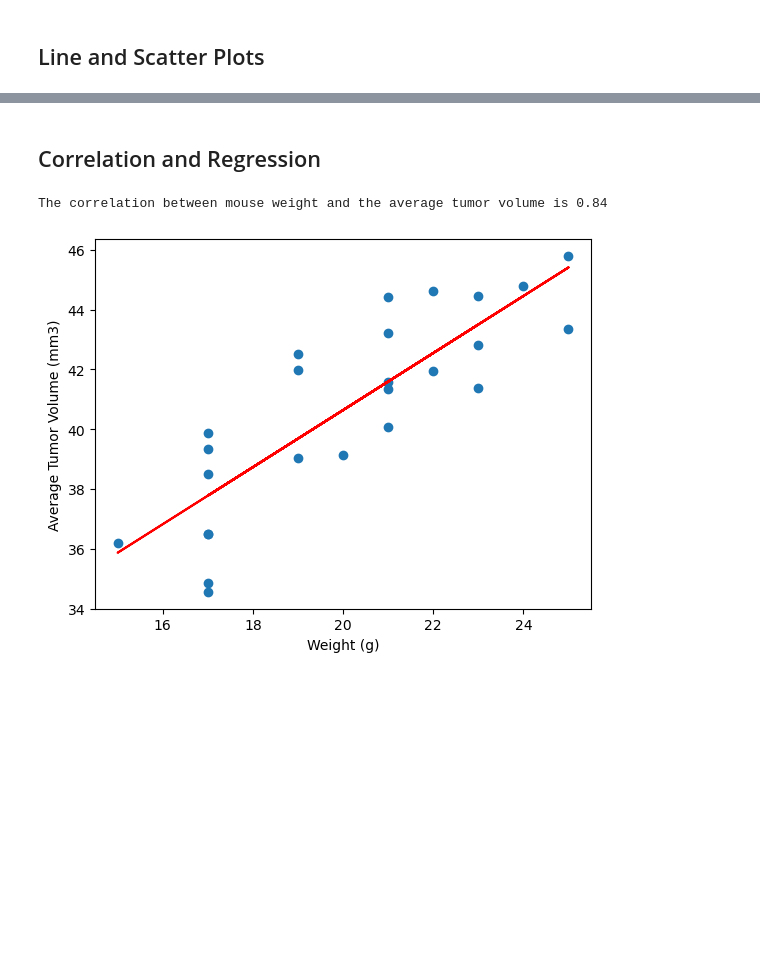
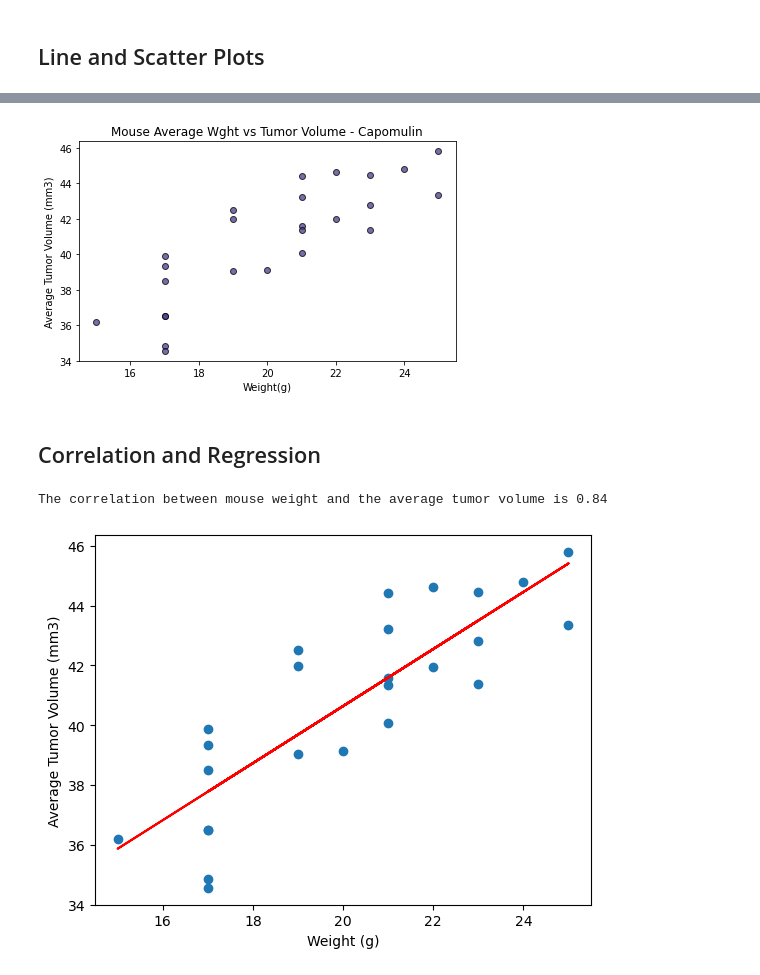
Before and after one commit to VickyL86/Data-Visualization-HWK-5, a Jupyter notebook: Pymaceuticals/pymaceuticals_starter.ipynb, the cells around one changed output, grey strips where cells are left out. Cells and saved outputs as stored; diff of their text form; code cells hidden in the pictures; blank space fills up the shorter version.

```diff
--- a/Pymaceuticals/pymaceuticals_starter.ipynb
+++ b/Pymaceuticals/pymaceuticals_starter.ipynb
@@ -289,3 +308,16 @@ Values above 94.04403868375002 could be outliers.
+# %%
+# Generate a scatter plot of mouse weight vs. the average observed tumor volume for the entire Capomulin regimen
+
+capomulin_wght = clean_dataset_df.loc[clean_dataset_df["Drug Regimen"] == "Capomulin", :].groupby("Mouse ID").mean()["Weight (g)"]
+tumor_cap_vol = clean_dataset_df.loc[clean_dataset_df["Drug Regimen"] == "Capomulin", :].groupby("Mouse ID").mean()["Tumor Volume (mm3)"]
+plt.scatter(capomulin_wght, tumor_cap_vol, marker="o", facecolors="darkslateblue", edgecolors="black", alpha=0.75)
+plt.title("Mouse Average Wght vs Tumor Volume - Capomulin")
+plt.xlabel("Weight(g)")
+plt.ylabel("Average Tumor Volume (mm3)")
+plt.tight_layout()
+plt.show()
+# %% [output]
+[figure, added]
 # %% [markdown]
 ## Correlation and Regression
 # %%
```
Also changed, not shown: parts of 7 cells of this notebook.
